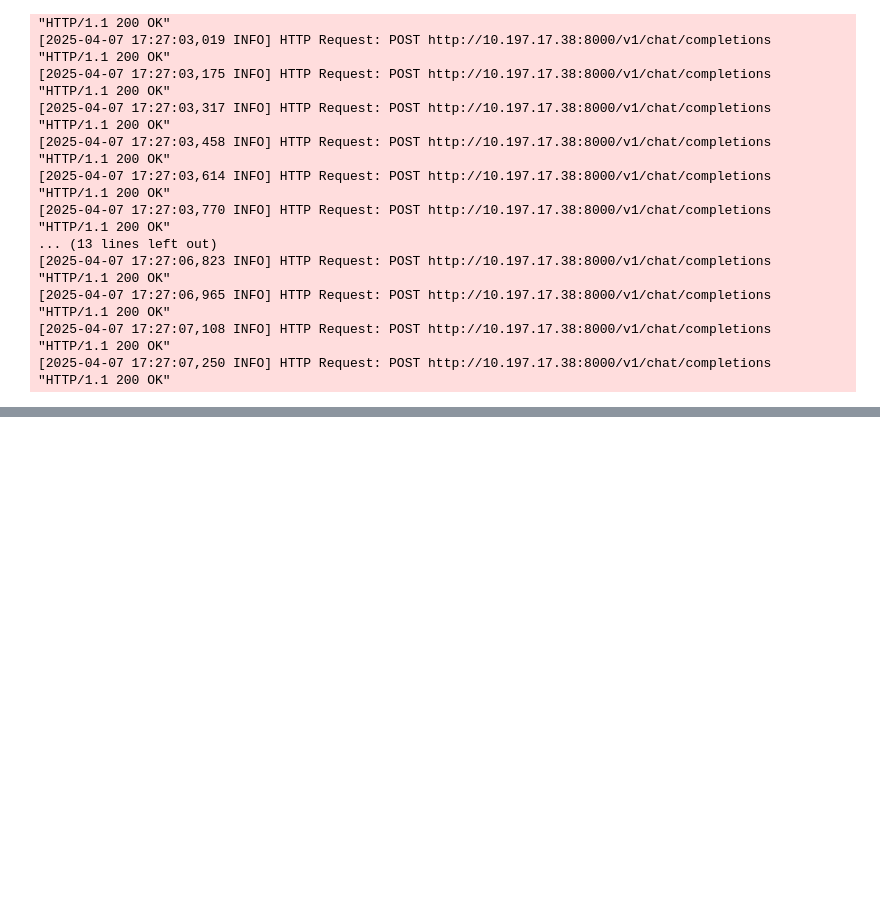
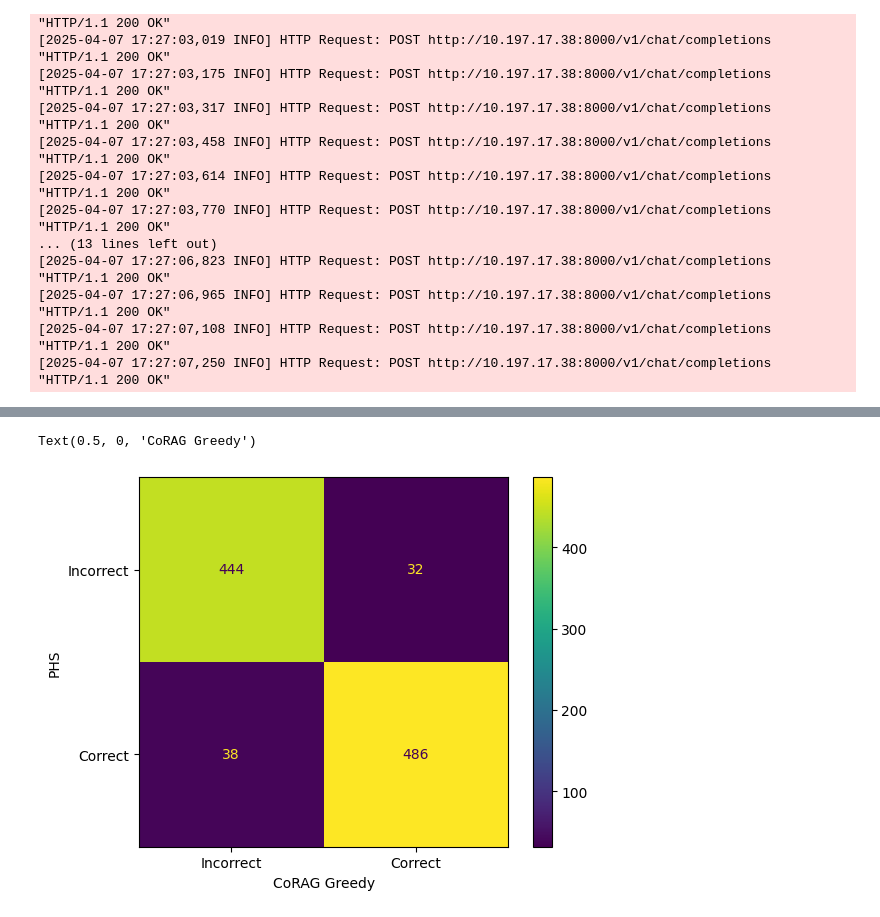
Before and after one commit to jacobf18/smart-search, a Jupyter notebook: corag/tests.ipynb, the cells around one changed output, grey strips where cells are left out. Drawn from its saved outputs; the diff is of its cells as text; code cells hidden in the pictures; blank space fills up the shorter version.

```diff
--- a/corag/tests.ipynb
+++ b/corag/tests.ipynb
@@ -366,0 +452,11 @@ ex_with_path['subanswers']
+# %%
+disp = ConfusionMatrixDisplay(confusion_matrix(
+    [1 if em else 0 for em in em_scores_phs_8],
+    [1 if em else 0 for em in em_scores_greedy]
+), display_labels=['Incorrect', 'Correct'])
+disp.plot()
+plt.ylabel('PHS')
+plt.xlabel('CoRAG Greedy')
+# %% [output]
+Text(0.5, 0, 'CoRAG Greedy')
+[figure, added]
```
Also changed, not shown: parts of 22 cells of this notebook, 7 other files.
